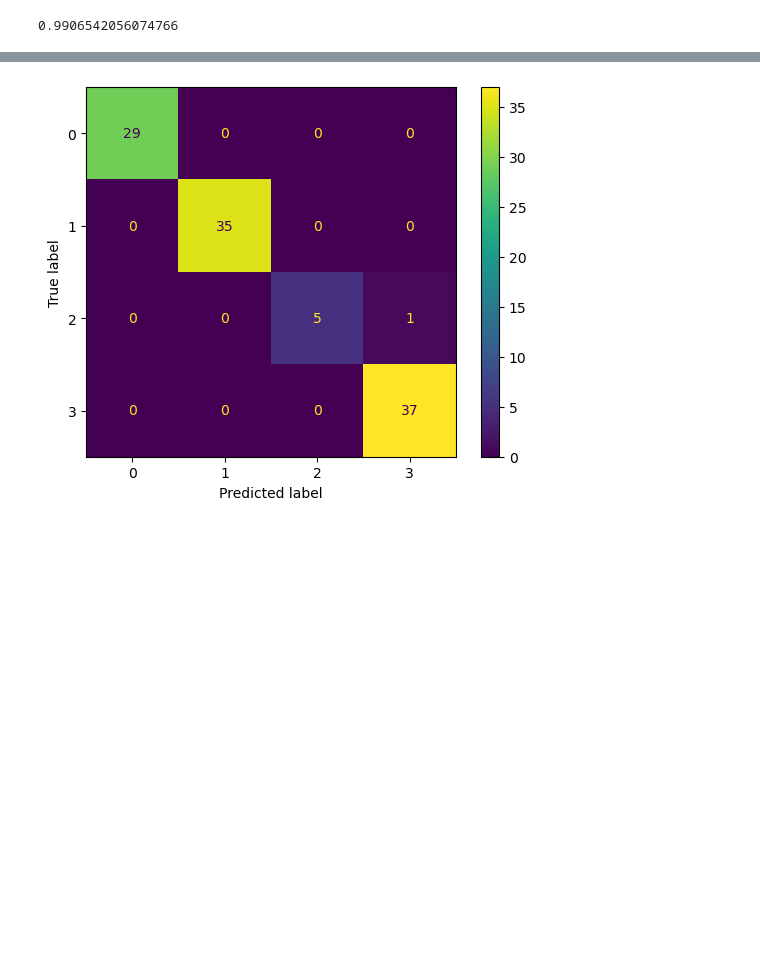
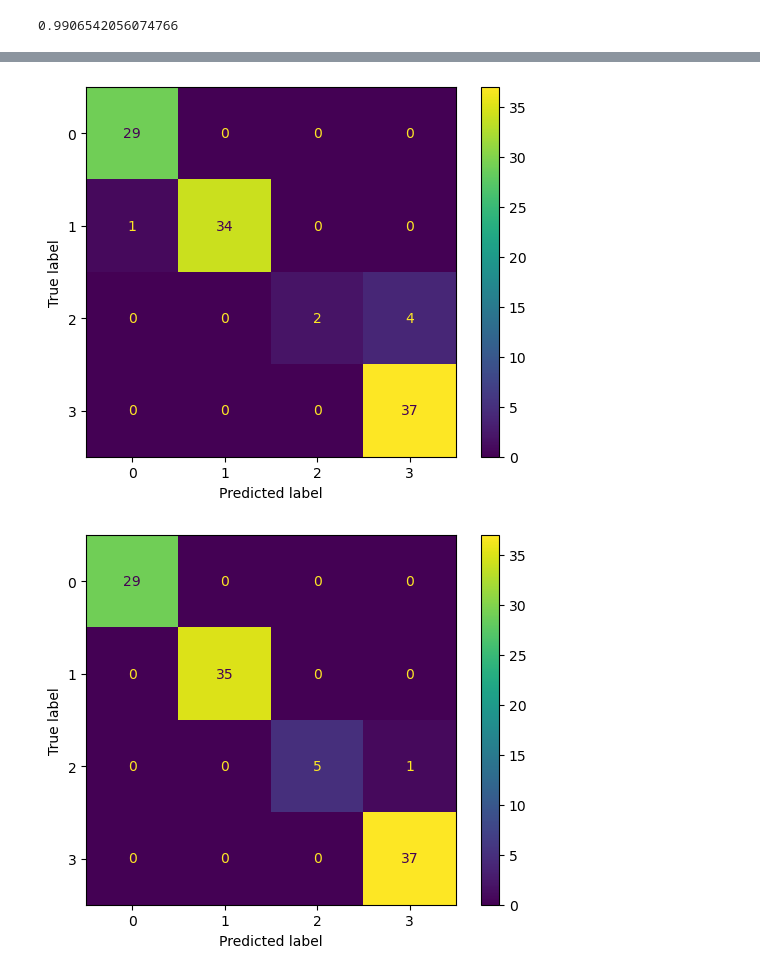
Before and after one commit to Kuroin/Diagnosis-of-Cancer-Using-Blood-Microbiome, a Jupyter notebook: ML Ödev.ipynb, the cells around one changed output, grey strips where cells are left out. Drawn from its saved outputs; the diff is of its cells as text; code cells hidden in the pictures; blank space fills up the shorter version.

```diff
--- a/ML Ödev.ipynb
+++ b/ML Ödev.ipynb
@@ -14,6 +33,17 @@ from sklearn.metrics import accuracy_score, confusion_matrix, precision_score, r
 # %%
 rfc = RandomForestClassifier(n_estimators=100,max_depth=None)
 xgc = XGBClassifier(n_estimators=100,learning_rate=0.1,max_depth=6)
+cbc = CatBoostClassifier(iterations=30,
+                           learning_rate=0.1,
+                           depth=6,
+                           l2_leaf_reg=3,
+                           loss_function='MultiClass',
+                           eval_metric='Accuracy')
+param = {'num_leaves': 31, 'objective': 'multiclass','num_class':4}
+param['metric'] = 'auc_mu'
+num_round=10
+
+
 le = LabelEncoder()
 # %%
 X = pd.read_csv("data.csv",index_col=0)
@@ -53,3 +85,5 @@ acc=accuracy_score(Y_test['encoded_labels'],xgc_y_pred)
 acc
 # %% [output]
 0.9906542056074766
+# %%
+cbc.fit(X_train,Y_train['encoded_labels'])
@@ -55,0 +112,3 @@ acc
+# %%
+train_data = lgb.Dataset(X_train,label=Y_train['encoded_labels'])
+lgc = lgb.train(param, train_data, num_round)
@@ -56,3 +133,12 @@ acc
+# %%
+lgc_y_pred_proba=lgc.predict(X_test,num_iteration=lgc.best_iteration)
+lgc_y_pred=np.argmax(lgc_y_pred_proba, axis=1)
+# %%
+cm = confusion_matrix(Y_test['encoded_labels'], lgc_y_pred)
+
+cm_display = ConfusionMatrixDisplay(cm).plot()
+# %% [output]
+[figure, added]
 # %%
 cm = confusion_matrix(Y_test['encoded_labels'], xgc_y_pred)
 
```
Also changed, not shown: parts of 7 cells of this notebook.
